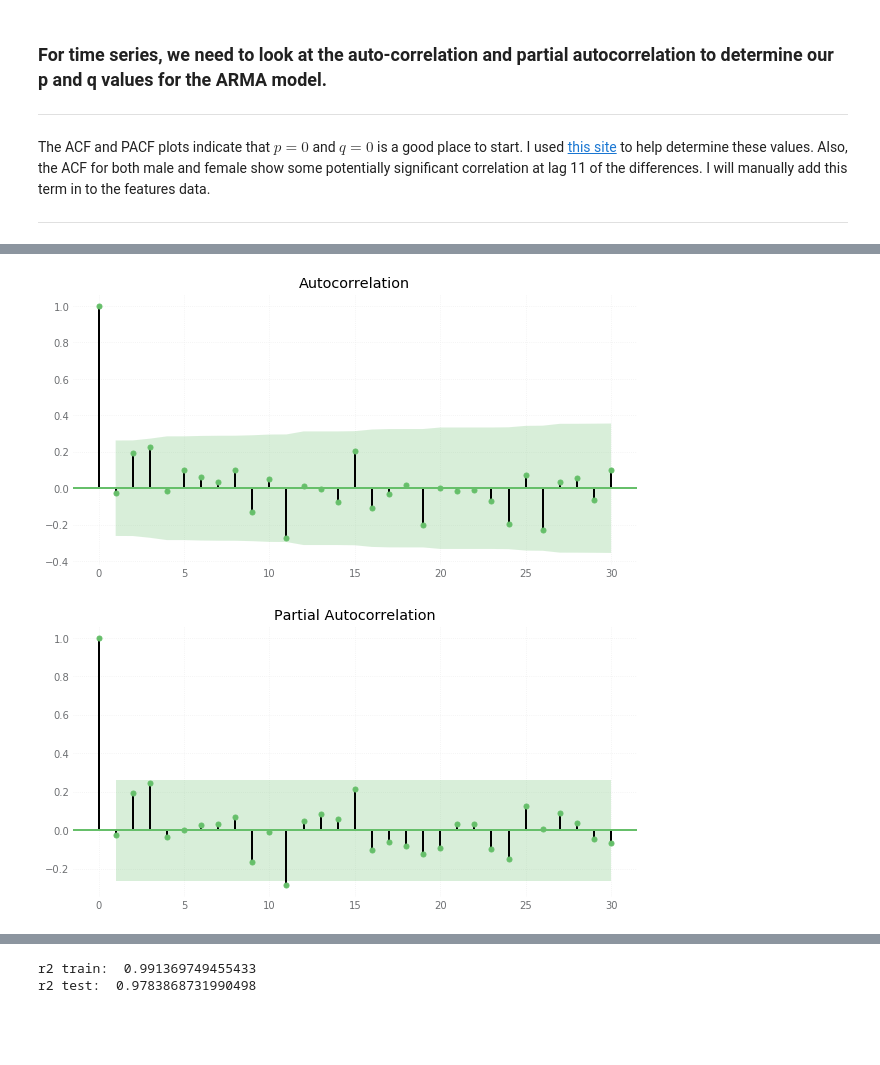
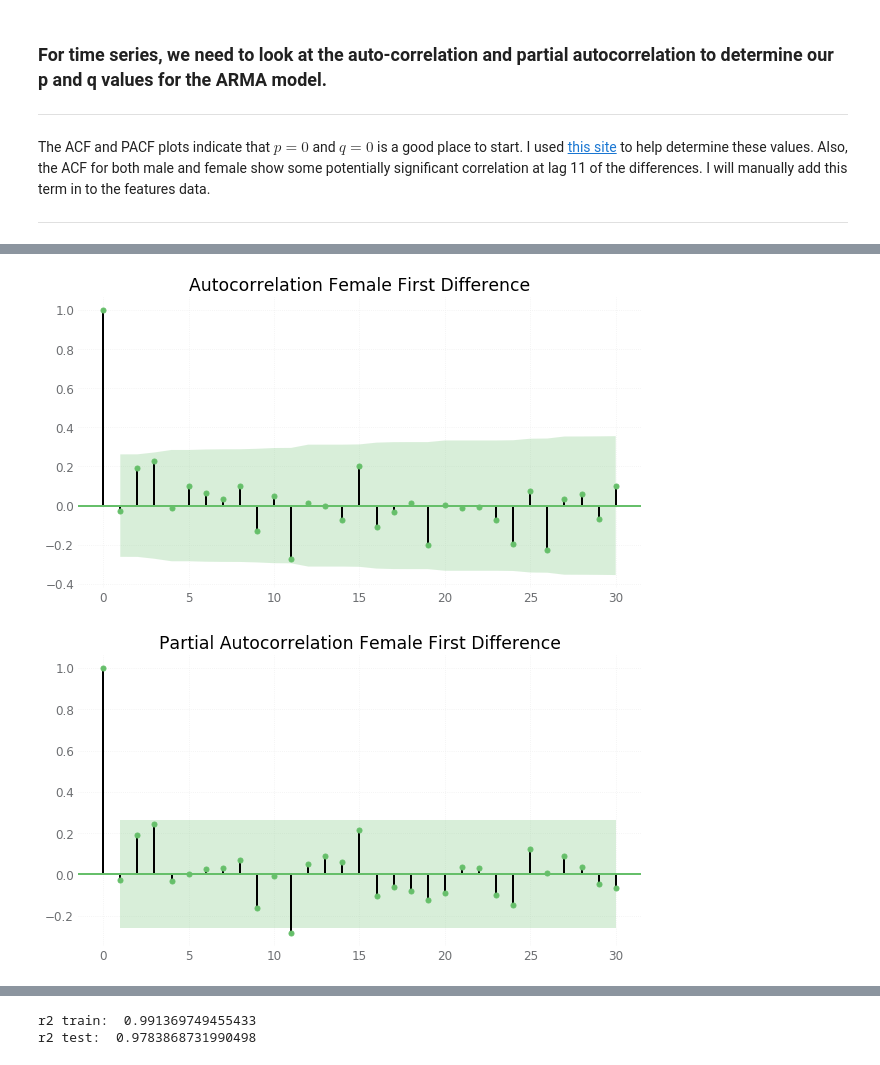
Before and after one commit to 1ScottWright/US-Population-Mortality-Analysis, a Jupyter notebook: code/04-Time-Series-Modeling.ipynb, the cells around one changed output, grey strips where cells are left out. Cells and saved outputs as stored; diff of their text form; code cells hidden in the pictures; blank space fills up the shorter version.

```diff
--- a/code/04-Time-Series-Modeling.ipynb
+++ b/code/04-Time-Series-Modeling.ipynb
@@ -94,15 +95,15 @@ plt.show()
 # %%
 fig, ax = plt.subplots(figsize= (9,5))
-plot_acf(y['female_d1'], lags = 30, ax=ax)
+plot_acf(y['female_d1'], lags = 30, ax=ax, title = 'Autocorrelation Female First Difference')
 plt.show()
 # %% [output]
-[figure, old version]
+[figure, new version]
 # %%
 fig, ax = plt.subplots(figsize= (9,5))
-plot_pacf(y['female_d1'], lags = 30, ax=ax)
+plot_pacf(y['female_d1'], lags = 30, ax=ax, title = 'Partial Autocorrelation Female First Difference')
 plt.show()
 # %% [output]
-[figure, old version]
+[figure, new version]
 # %%
 cel['male_d11'] = cel['male_d1'].shift(11)
 cel['female_d11'] = cel['female_d1'].shift(11)
```
Also changed, not shown: parts of 7 cells of this notebook, 9 other files.
